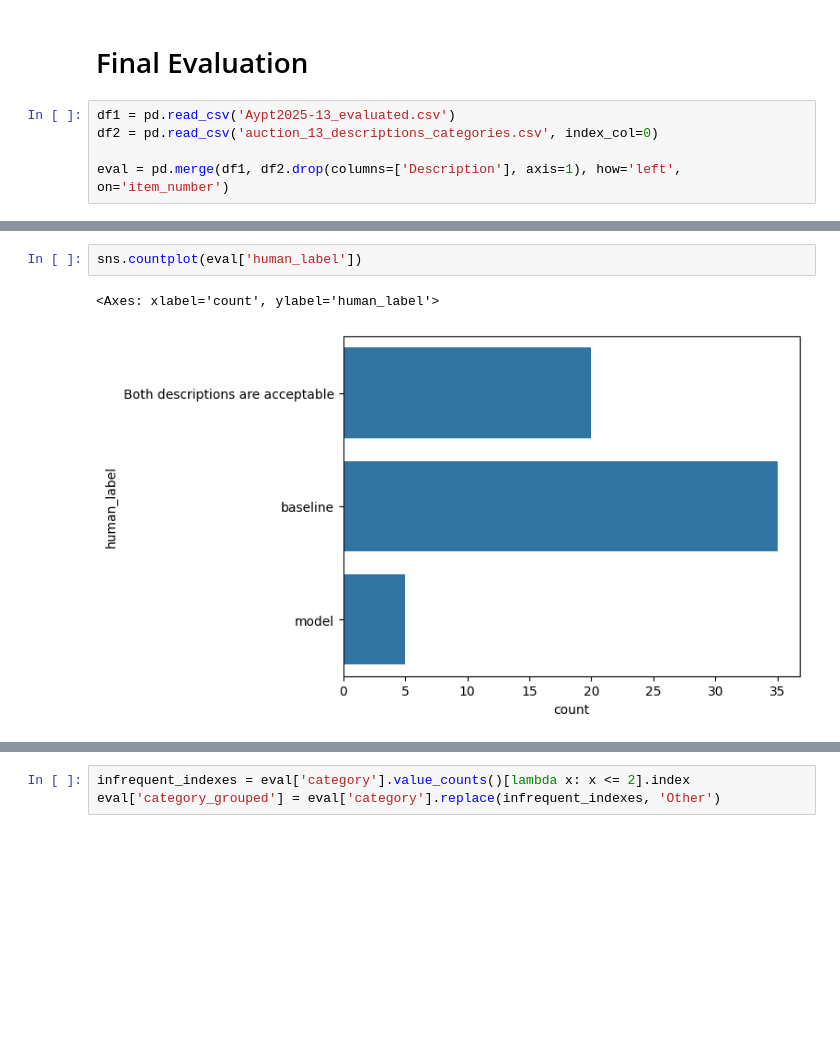
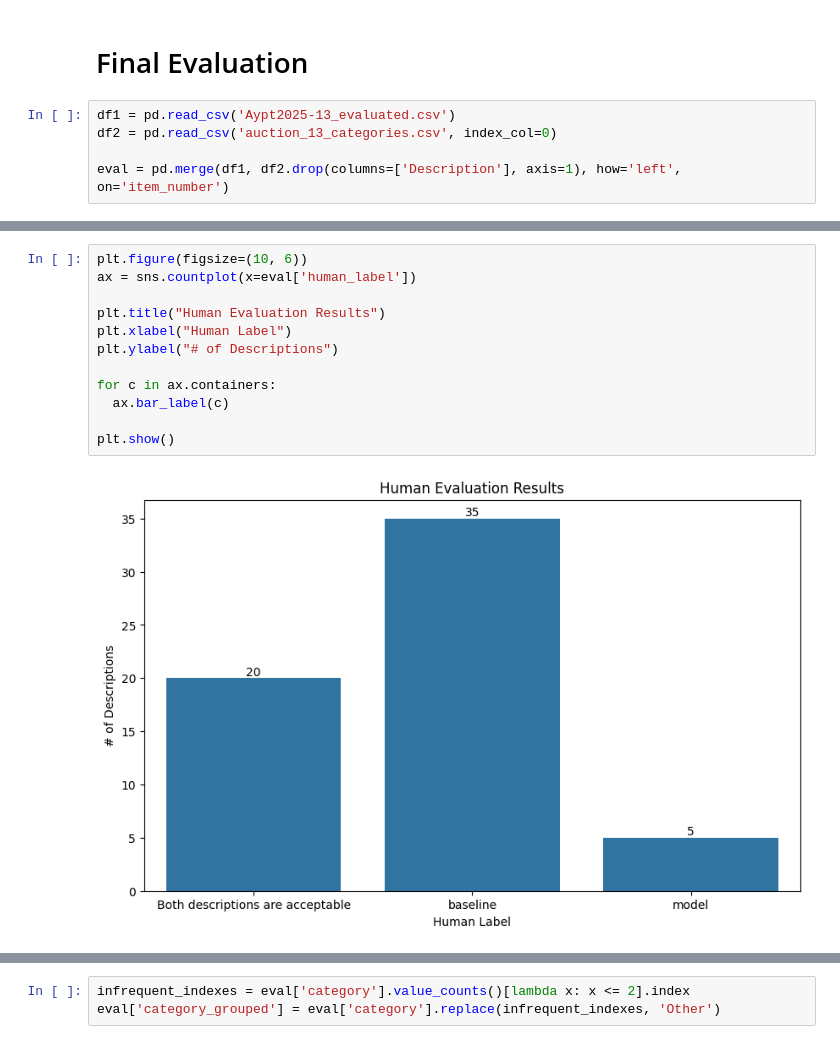
Before and after one commit to DevJGraham/vlm-image-to-description-generator, a Jupyter notebook: src/evaluation.ipynb, the cells around one changed output, grey strips where cells are left out. Cells and saved outputs as stored; diff of their text form; blank space fills up the shorter version.

```diff
--- a/src/evaluation.ipynb
+++ b/src/evaluation.ipynb
@@ -245,7 +226,7 @@ test
 # Final Evaluation
 # %%
 df1 = pd.read_csv('Aypt2025-13_evaluated.csv')
-df2 = pd.read_csv('auction_13_descriptions_categories.csv', index_col=0)
+df2 = pd.read_csv('auction_13_categories.csv', index_col=0)
 
 eval = pd.merge(df1, df2.drop(columns=['Description'], axis=1), how='left', on='item_number')
 # %%
@@ -257,11 +238,20 @@ eval.head()
 | 2 | 3 | Interfit Stellar X 300 studio str... | baseline | Professional-grade grey overhead ... | model | baseline | Photography Equipment |
 | 3 | 4 | Interfit Stellar X 300 studio fla... | baseline | Electronic device, INTERFIT Stell... | model | baseline | Photography Equipment |
 | 4 | 5 | Interfit COR 751 lighting kit wit... | baseline | Round black hat with "INTERFIT" p... | model | baseline | Photography Equipment |
-# %%
-sns.countplot(eval['human_label'])
-# %% [output]
-<Axes: xlabel='count', ylabel='human_label'>
-[figure, removed]
+# %%
+plt.figure(figsize=(10, 6))
+ax = sns.countplot(x=eval['human_label'])
+
+plt.title("Human Evaluation Results")
+plt.xlabel("Human Label")
+plt.ylabel("# of Descriptions")
+
+for c in ax.containers:
+  ax.bar_label(c)
+
+plt.show()
+# %% [output]
+[figure, added]
 # %%
 label_counts = eval['human_label'].value_counts()
 plt.pie(label_counts, labels=label_counts.index, autopct='%1.1f%%')
```
Also changed, not shown: parts of 11 cells of this notebook, 1 other file.
